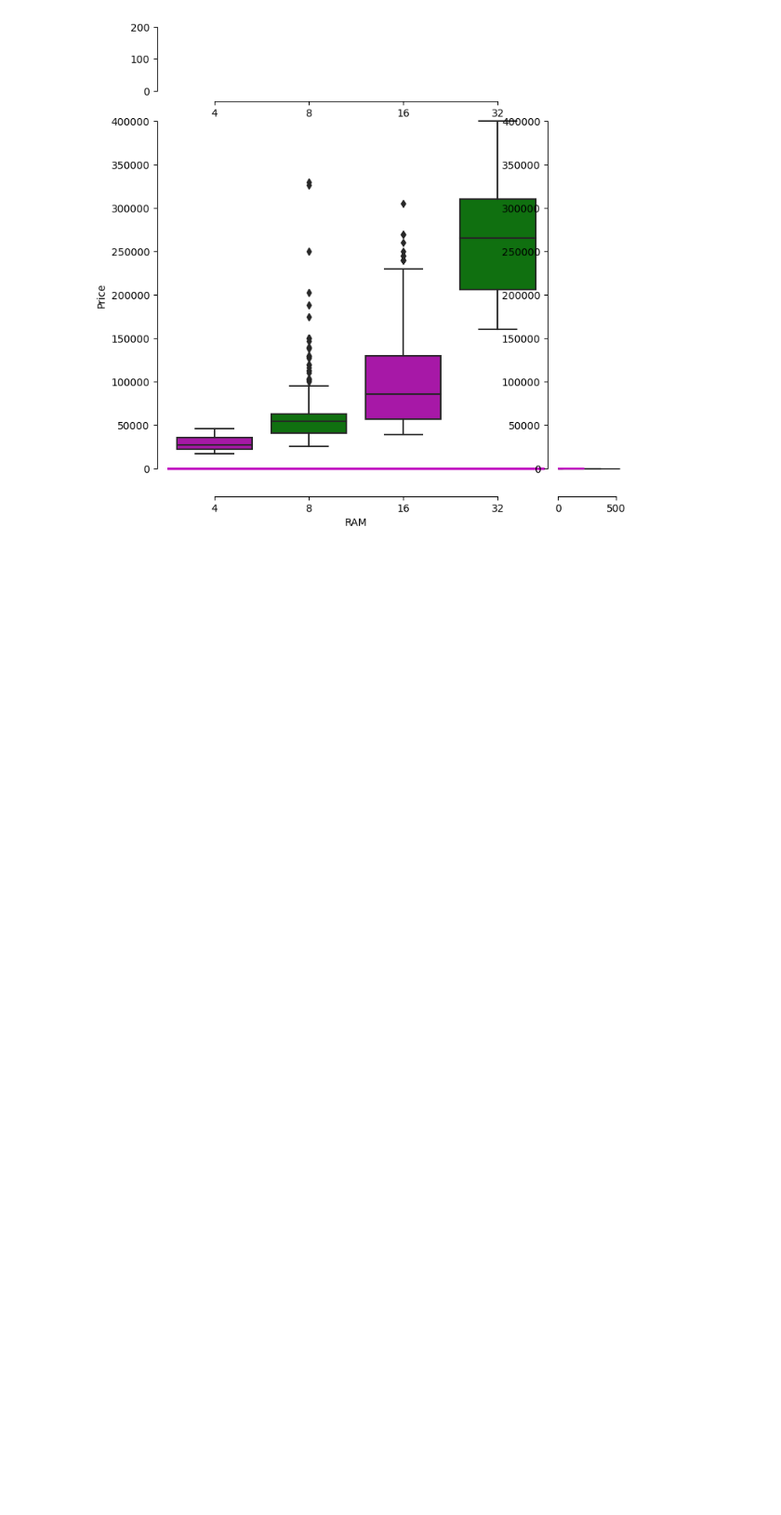
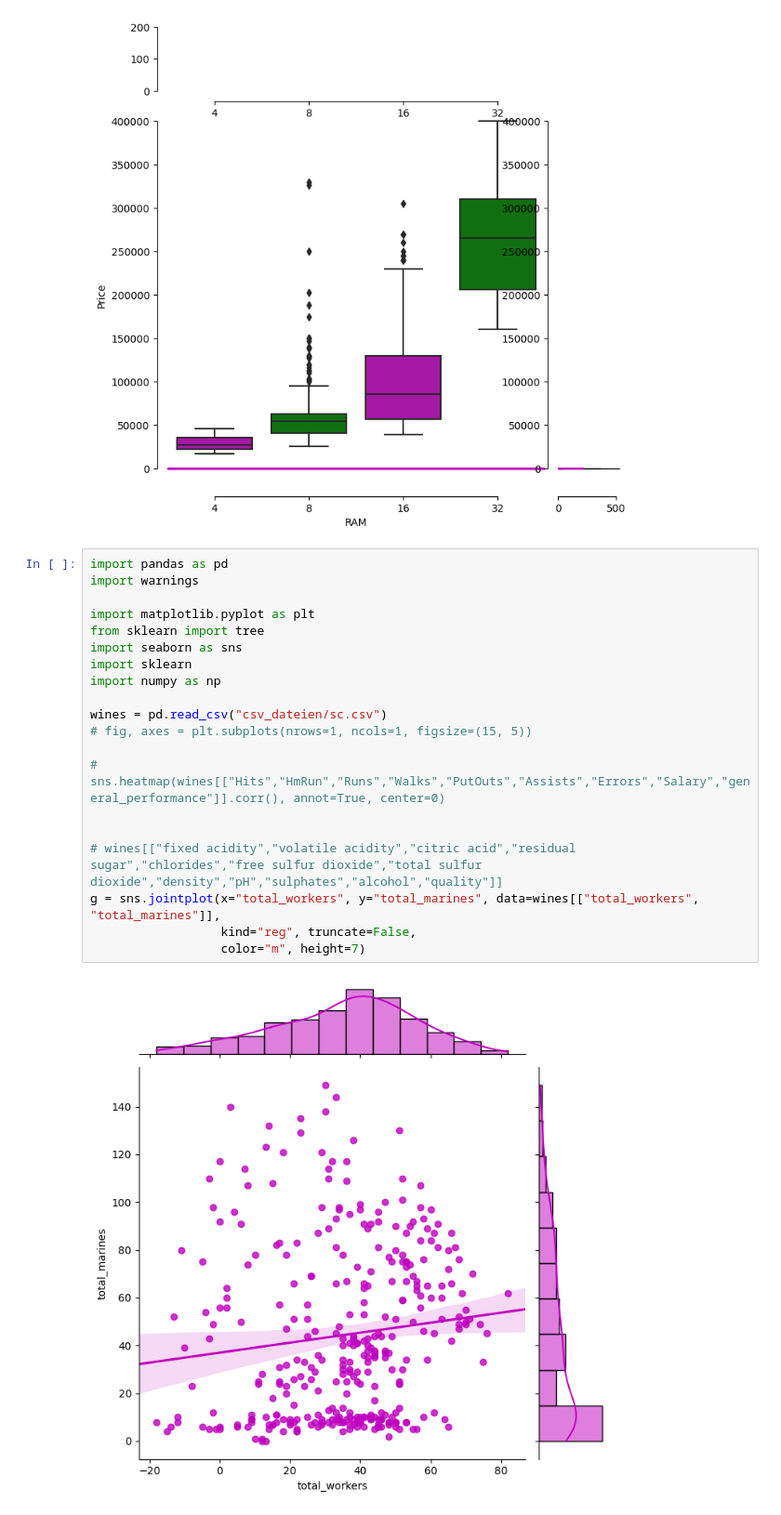
Before and after one commit to Monsieur-Bandana/gurobi_machine_learning, a Jupyter notebook: notebook2.ipynb, the cells around one changed output. Shown at 93% size. Saved outputs shown, nothing was run; the diff lists cells and outputs as text; blank space fills up the shorter version.

```diff
--- a/notebook2.ipynb
+++ b/notebook2.ipynb
@@ -148,3 +148,25 @@ sns.despine(offset=10, trim=True)
 # %% [output]
 [figure]
 [figure]
+# %%
+import pandas as pd
+import warnings
+
+import matplotlib.pyplot as plt
+from sklearn import tree
+import seaborn as sns
+import sklearn
+import numpy as np
+
+wines = pd.read_csv("csv_dateien/sc.csv")
+# fig, axes = plt.subplots(nrows=1, ncols=1, figsize=(15, 5))
+
+# sns.heatmap(wines[["Hits","HmRun","Runs","Walks","PutOuts","Assists","Errors","Salary","general_performance"]].corr(), annot=True, center=0)
+
+
+# wines[["fixed acidity","volatile acidity","citric acid","residual sugar","chlorides","free sulfur dioxide","total sulfur dioxide","density","pH","sulphates","alcohol","quality"]]
+g = sns.jointplot(x="total_workers", y="total_marines", data=wines[["total_workers", "total_marines"]],
+                  kind="reg", truncate=False,
+                  color="m", height=7)
+# %% [output]
+[figure, added]
```
Also changed, not shown: parts of 1 cell of this notebook, 12 other files.
